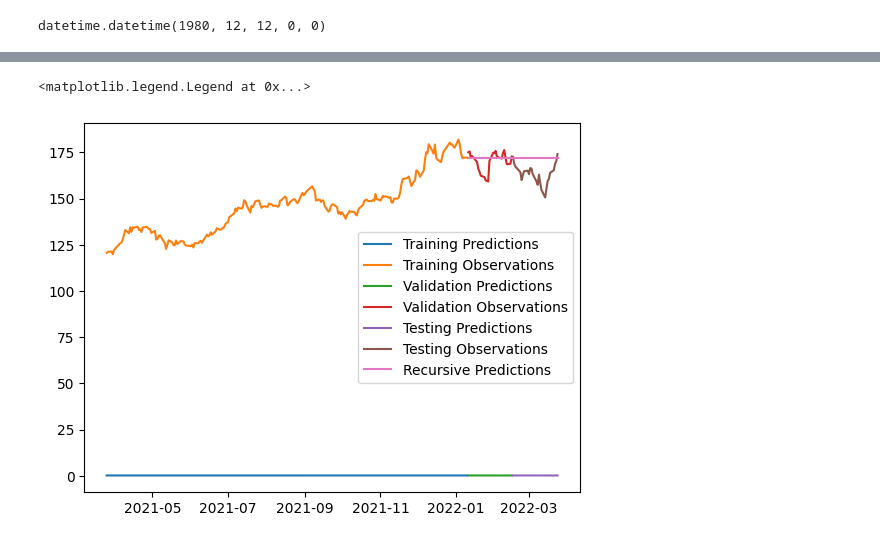
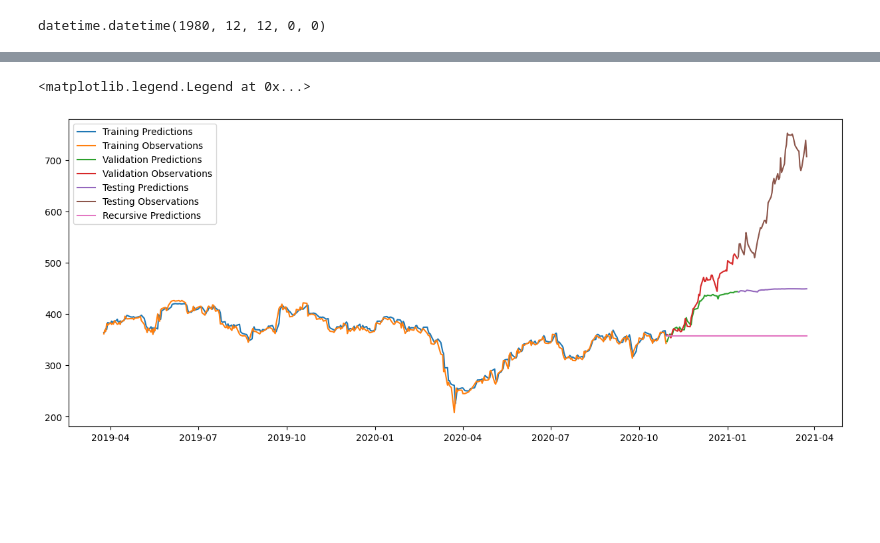
Before and after one commit to Vanshree005/FUTURE_ML_02, a Jupyter notebook: ml_2_task.ipynb, the cells around one changed output, grey strips where cells are left out. Cells and saved outputs as stored; diff of their text form; code cells hidden in the pictures; blank space fills up the shorter version.

```diff
--- a/ml_2_task.ipynb
+++ b/ml_2_task.ipynb
@@ -3,7 +3,7 @@
 # %%
 import pandas as pd
 
-df =  pd.read_csv('AAPL.csv')
+df =  pd.read_csv('ADANIPORTS.csv')
 df = df [['Date','Close']]
 import datetime
 def str_to_datetime(s):
@@ -111,8 +111,8 @@ def df_to_windowed_df(dataframe, first_date_str, last_date_str, n=3):
 
 # Start day second time around: '2021-03-25'
 windowed_df = df_to_windowed_df(df,
-                                '2021-03-25',
-                                '2022-03-24',
+                                '2019-03-25',
+                                '2021-03-24',
                                 n=3)
 windowed_df
 # %% [output]
@@ -270,18 +270,19 @@ for target_date in recursive_dates:
 # %%
+plt.figure(figsize=(15, 6))
 plt.plot(dates_train, train_predictions)
 plt.plot(dates_train, y_train)
 plt.plot(dates_val, val_predictions)
 plt.plot(dates_val, y_val)
 plt.plot(dates_test, test_predictions)
 plt.plot(dates_test, y_test)
 plt.plot(recursive_dates, recursive_predictions)
 plt.legend(['Training Predictions',
             'Training Observations',
             'Validation Predictions',
             'Validation Observations',
             'Testing Predictions',
             'Testing Observations',
             'Recursive Predictions'])
 # %% [output]
 <matplotlib.legend.Legend at 0x...>
-[figure, old version]
+[figure, new version]
```
Also changed, not shown: parts of 12 cells of this notebook.
